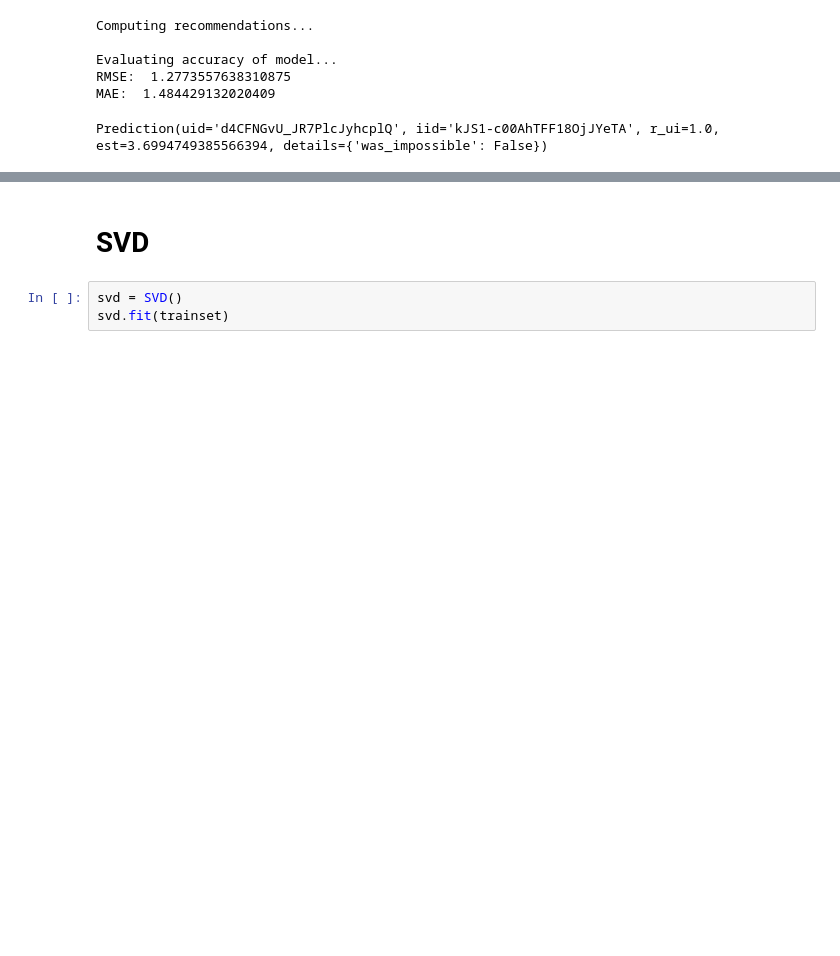
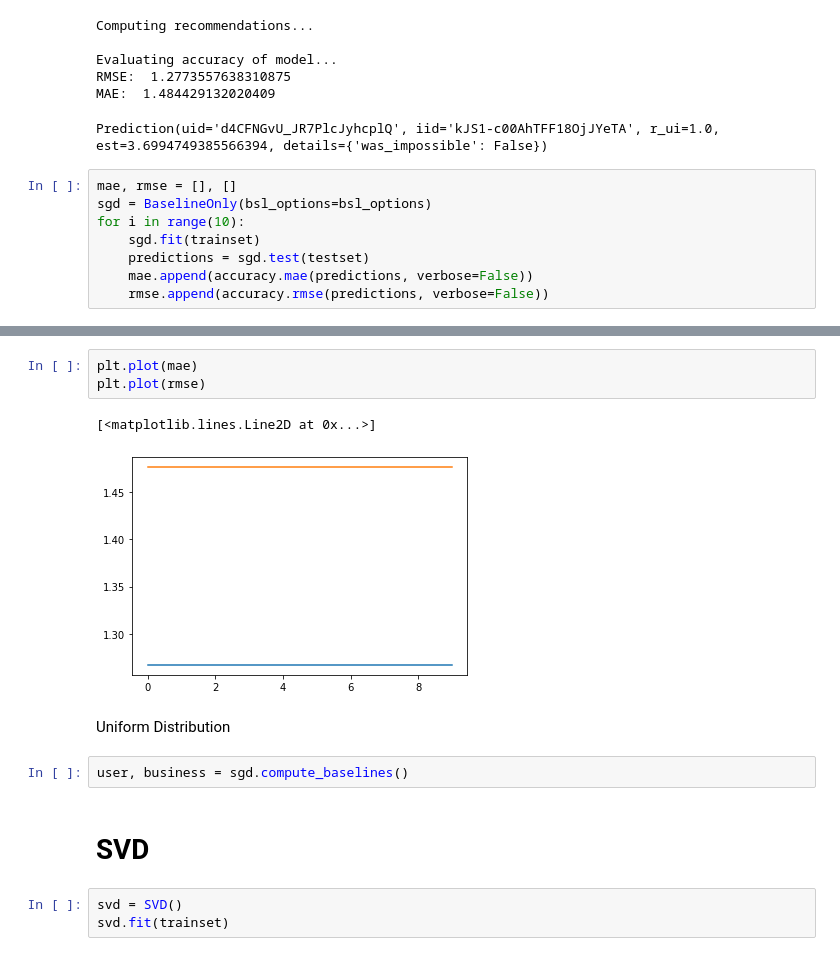
Before and after one commit to FishWith7sMemory/MAST30034-ADS-GroupProj, a Jupyter notebook: RecommenderSystem.ipynb, the cells around one changed output, grey strips where cells are left out. Saved outputs shown, nothing was run; the diff lists cells and outputs as text; blank space fills up the shorter version.

```diff
--- a/RecommenderSystem.ipynb
+++ b/RecommenderSystem.ipynb
@@ -58,3 +58,11 @@ Evaluating accuracy of model...
 RMSE:  1.2773557638310875
 MAE:  1.484429132020409
 Prediction(uid='d4CFNGvU_JR7PlcJyhcplQ', iid='kJS1-c00AhTFF18OjJYeTA', r_ui=1.0, est=3.6994749385566394, details={'was_impossible': False})
+# %%
+mae, rmse = [], []
+sgd = BaselineOnly(bsl_options=bsl_options)
+for i in range(10):
+    sgd.fit(trainset)
+    predictions = sgd.test(testset)
+    mae.append(accuracy.mae(predictions, verbose=False))
+    rmse.append(accuracy.rmse(predictions, verbose=False))
@@ -61,3 +80,13 @@ Prediction(uid='d4CFNGvU_JR7PlcJyhcplQ', iid='kJS1-c00AhTFF18OjJYeTA', r_ui=1.0,
+# %%
+plt.plot(mae)
+plt.plot(rmse)
+# %% [output]
+[<matplotlib.lines.Line2D at 0x...>]
+[figure, added]
+# %% [markdown]
+Uniform Distribution
+# %%
+user, business = sgd.compute_baselines()
 # %% [markdown]
 # SVD
 # %%
```
Also changed, not shown: parts of 2 cells of this notebook, 3 other files.
